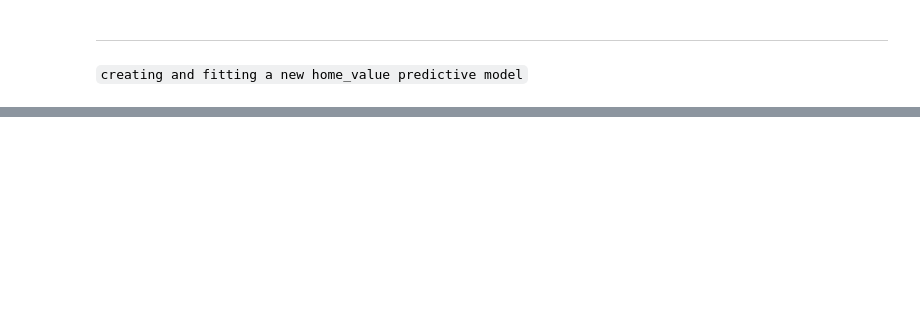
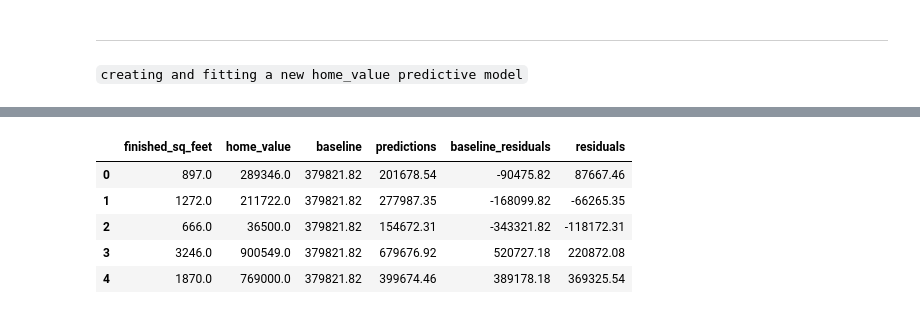
Before and after one commit to mijailmariano/regression-exercises, a Jupyter notebook: evaluate.ipynb, the cells around one changed output, grey strips where cells are left out. Cells and saved outputs as stored; diff of their text form; code cells hidden in the pictures; blank space fills up the shorter version.

```diff
--- a/evaluate.ipynb
+++ b/evaluate.ipynb
@@ -138,0 +160,10 @@ df.head()
+# %%
+model_df["residuals"] = model_df["home_value"] - model_df["predictions"]
+model_df.head()
+# %% [output]
+|  | finished_sq_feet | home_value | baseline | predictions | baseline_residuals | residuals |
+| 0 | 897.0 | 289346.0 | 379821.82 | 201678.54 | -90475.82 | 87667.46 |
+| 1 | 1272.0 | 211722.0 | 379821.82 | 277987.35 | -168099.82 | -66265.35 |
+| 2 | 666.0 | 36500.0 | 379821.82 | 154672.31 | -343321.82 | -118172.31 |
+| 3 | 3246.0 | 900549.0 | 379821.82 | 679676.92 | 520727.18 | 220872.08 |
+| 4 | 1870.0 | 769000.0 | 379821.82 | 399674.46 | 389178.18 | 369325.54 |
```
Also changed, not shown: parts of 33 cells of this notebook, 3 other files.
